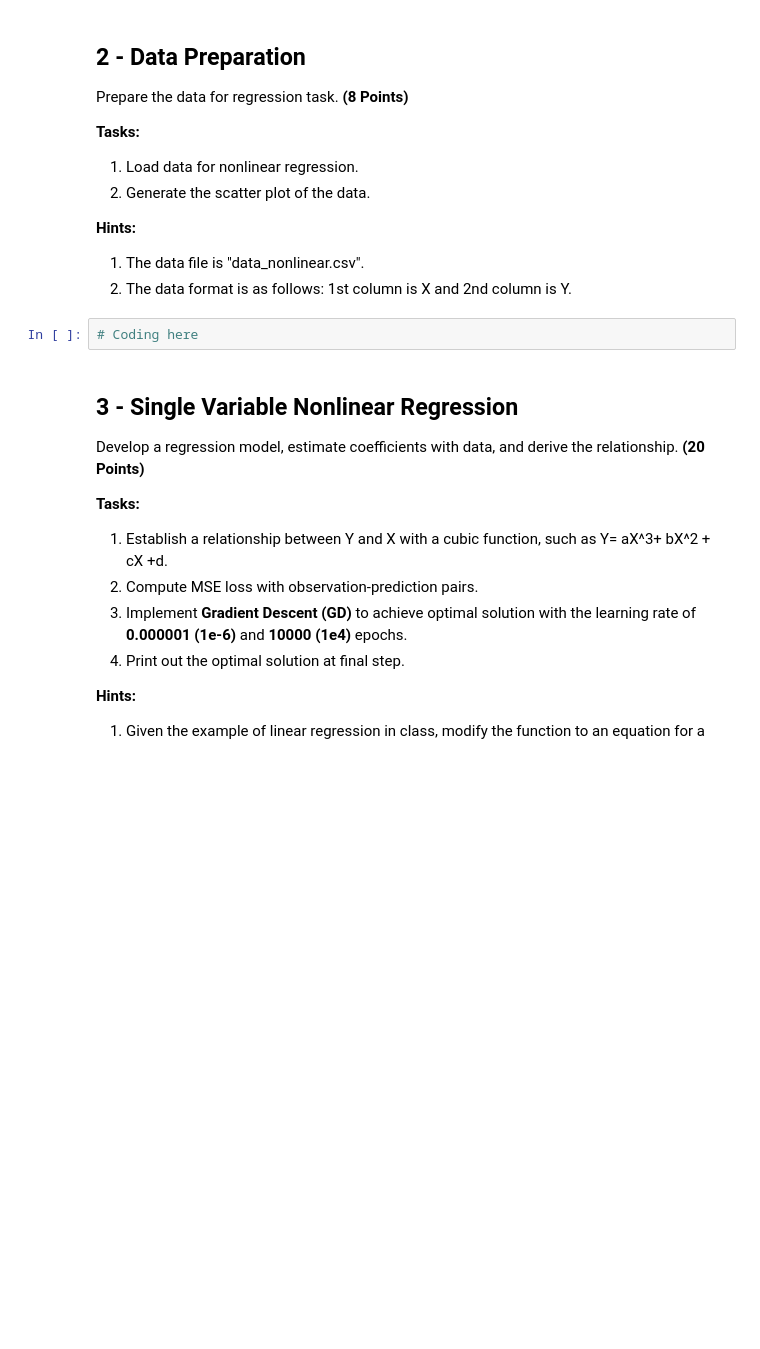
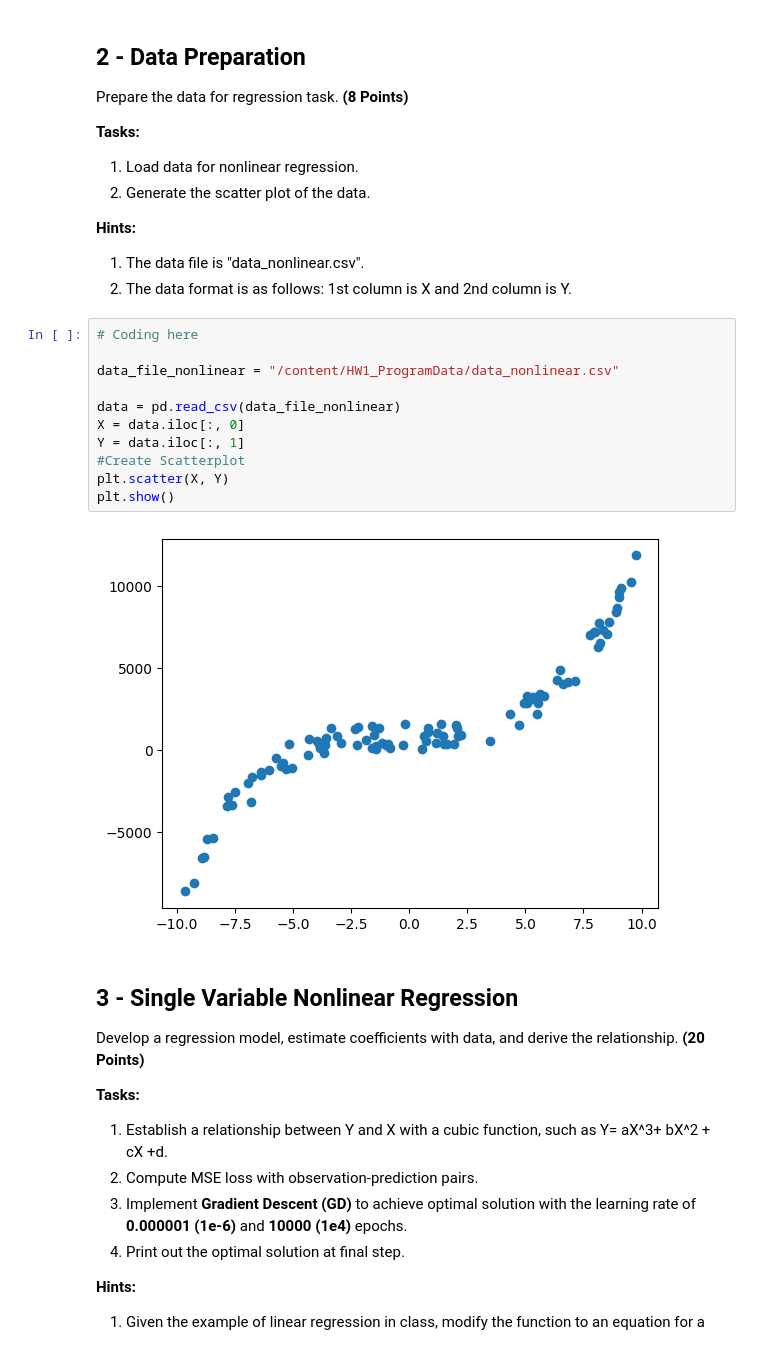
Before and after one commit to jakedog17/COP4630_HW1_Coding, a Jupyter notebook: HW1-Coding/Homework_01.ipynb, the cells around one changed output. Drawn from its saved outputs; the diff is of its cells as text; blank space fills up the shorter version.

Commit message:
Created using Colab, HW1 Almost Complete, still need to change Graph headings

```diff
--- a/HW1-Coding/Homework_01.ipynb
+++ b/HW1-Coding/Homework_01.ipynb
@@ -38,8 +43,19 @@ Prepare the data for regression task. **(8 Points)**
 **Hints:**
 1. The data file is "data_nonlinear.csv".
 2. The data format is as follows: 1st column is X and 2nd column is Y.
-# %%
-# Coding here
+# %%
+# Coding here
+
+data_file_nonlinear = "/content/HW1_ProgramData/data_nonlinear.csv"
+
+data = pd.read_csv(data_file_nonlinear)
+X = data.iloc[:, 0]
+Y = data.iloc[:, 1]
+#Create Scatterplot
+plt.scatter(X, Y)
+plt.show()
+# %% [output]
+[figure, added]
 # %% [markdown]
 ## 3 - Single Variable Nonlinear Regression ##
 
```
Also changed, not shown: parts of 12 cells of this notebook.
